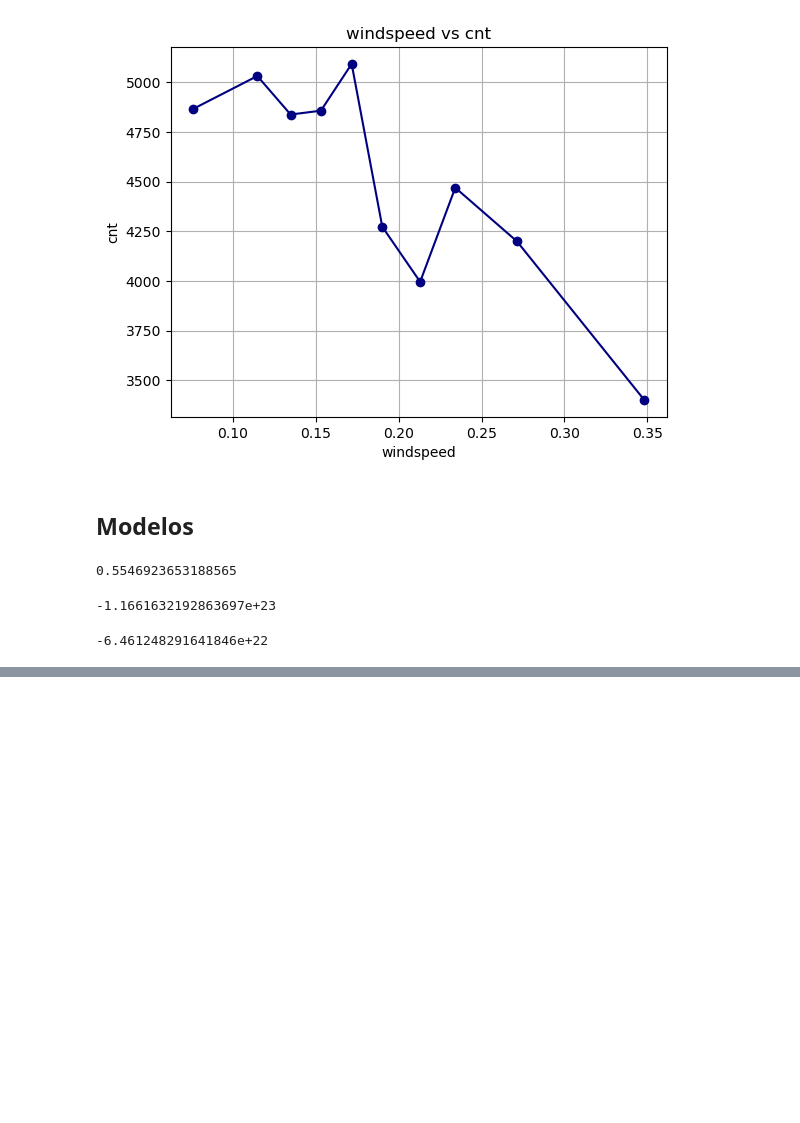
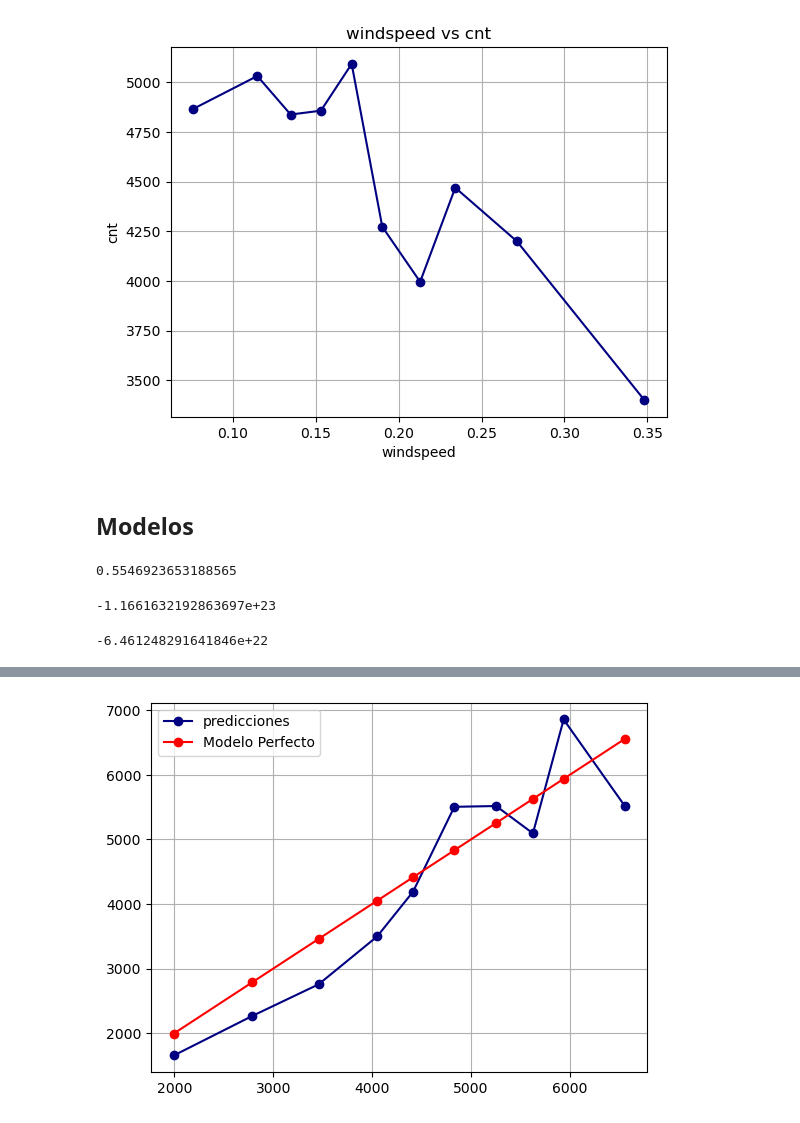
Before and after one commit to LuisMB09/lab_aprendizaje_estadistico, a Jupyter notebook: Tarea_3_regresión_polinomial.ipynb, the cells around one changed output, grey strips where cells are left out. Cells and saved outputs as stored; diff of their text form; code cells hidden in the pictures; blank space fills up the shorter version.

```diff
--- a/Tarea_3_regresión_polinomial.ipynb
+++ b/Tarea_3_regresión_polinomial.ipynb
@@ -84,26 +84,26 @@ r2_score(y_pred = predicciones, y_true = y_test)
 # %%
 degree = 2
 poly_features = PolynomialFeatures(degree=degree)
-X_train_poly = poly_features.fit_transform(X_train)
-X_test_poly = poly_features.fit_transform(X_test)
+X_train_poly_2 = poly_features.fit_transform(X_train)
+X_test_poly_2 = poly_features.fit_transform(X_test)
 
-model = linear_model.LinearRegression()
-model.fit(X_train_poly, y_train)
+model_poly_2 = linear_model.LinearRegression()
+model_poly_2.fit(X_train_poly_2, y_train)
 
-predicciones = model.predict(X_test_poly)
-r2_score(y_pred = predicciones, y_true = y_test)
+predicciones_poly_2 = model_poly_2.predict(X_test_poly_2)
+r2_score(y_pred = predicciones_poly_2, y_true = y_test)
 # %% [output]
 -1.1661632192863697e+23
 # %%
 degree = 3
 poly_features = PolynomialFeatures(degree=degree)
-X_train_poly = poly_features.fit_transform(X_train)
-X_test_poly = poly_features.fit_transform(X_test)
+X_train_poly_3 = poly_features.fit_transform(X_train)
+X_test_poly_3 = poly_features.fit_transform(X_test)
 
-model = linear_model.LinearRegression()
-model.fit(X_train_poly, y_train)
+model_poly_3 = linear_model.LinearRegression()
+model_poly_3.fit(X_train_poly_3, y_train)
 
-predicciones = model.predict(X_test_poly)
-r2_score(y_pred = predicciones, y_true = y_test)
+predicciones_poly_3 = model_poly_3.predict(X_test_poly_3)
+r2_score(y_pred = predicciones_poly_3, y_true = y_test)
 # %% [output]
 -6.461248291641846e+22
@@ -109,0 +112,11 @@ r2_score(y_pred = predicciones, y_true = y_test)
+# %%
+calibracion = pd.DataFrame({
+    'predicciones': predicciones,
+    'predicciones_poly_2': predicciones_poly_2,
+    'predicciones_poly_3': predicciones_poly_3,
+    'real': y_test
+})
+# %%
+calibracion['predicciones_bins'] = pd.qcut(calibracion['predicciones'], q=10, labels=False) + 1
+grouped_calibracion = calibracion.groupby('predicciones_bins').mean()
+grouped_calibracion
@@ -109,0 +136,8 @@ r2_score(y_pred = predicciones, y_true = y_test)
+# %%
+plt.plot(grouped_calibracion['predicciones'], grouped_calibracion['real'], marker='o', c='navy', label='predicciones')
+plt.plot(grouped_calibracion['predicciones'], grouped_calibracion['predicciones'], marker='o', c='red', label='Modelo Perfecto')
+
+plt.legend()
+plt.grid();
+# %% [output]
+[figure, added]
```
Also changed, not shown: parts of 2 cells of this notebook, 1 other file.
